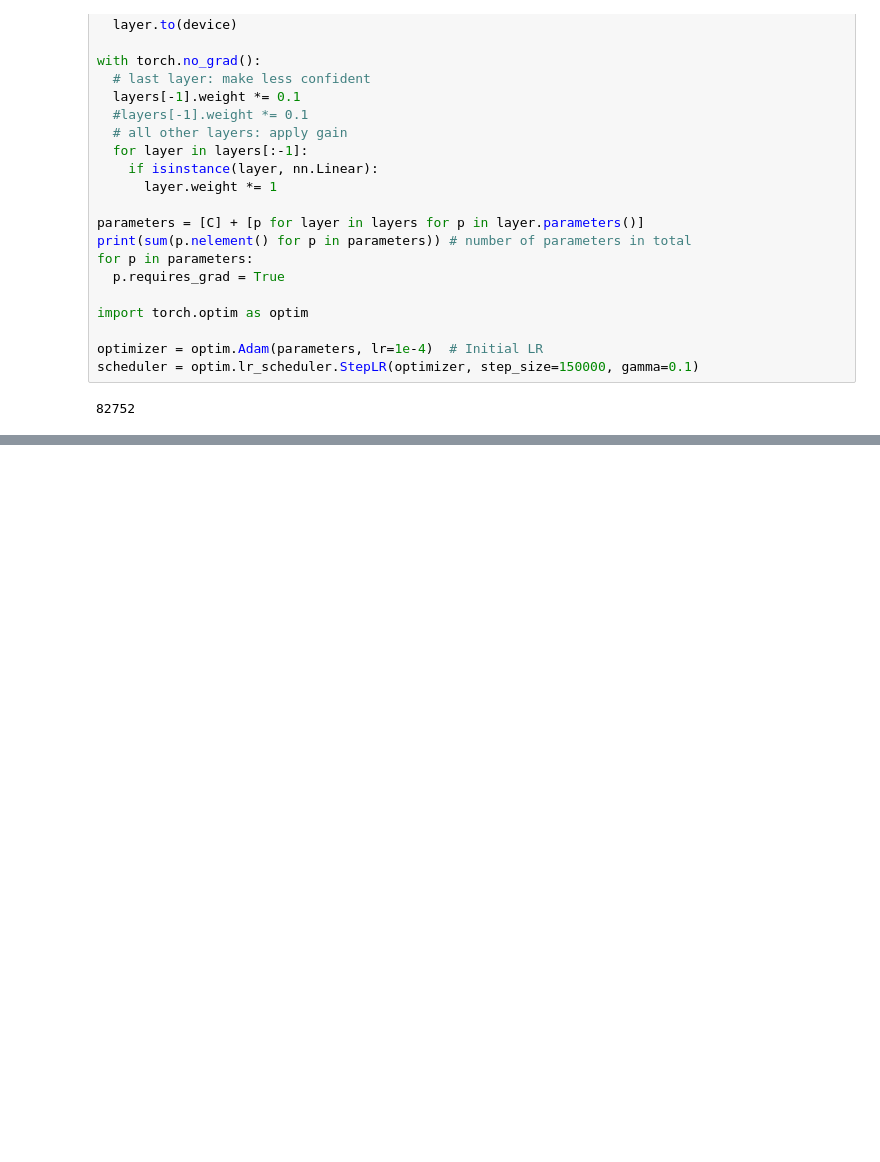
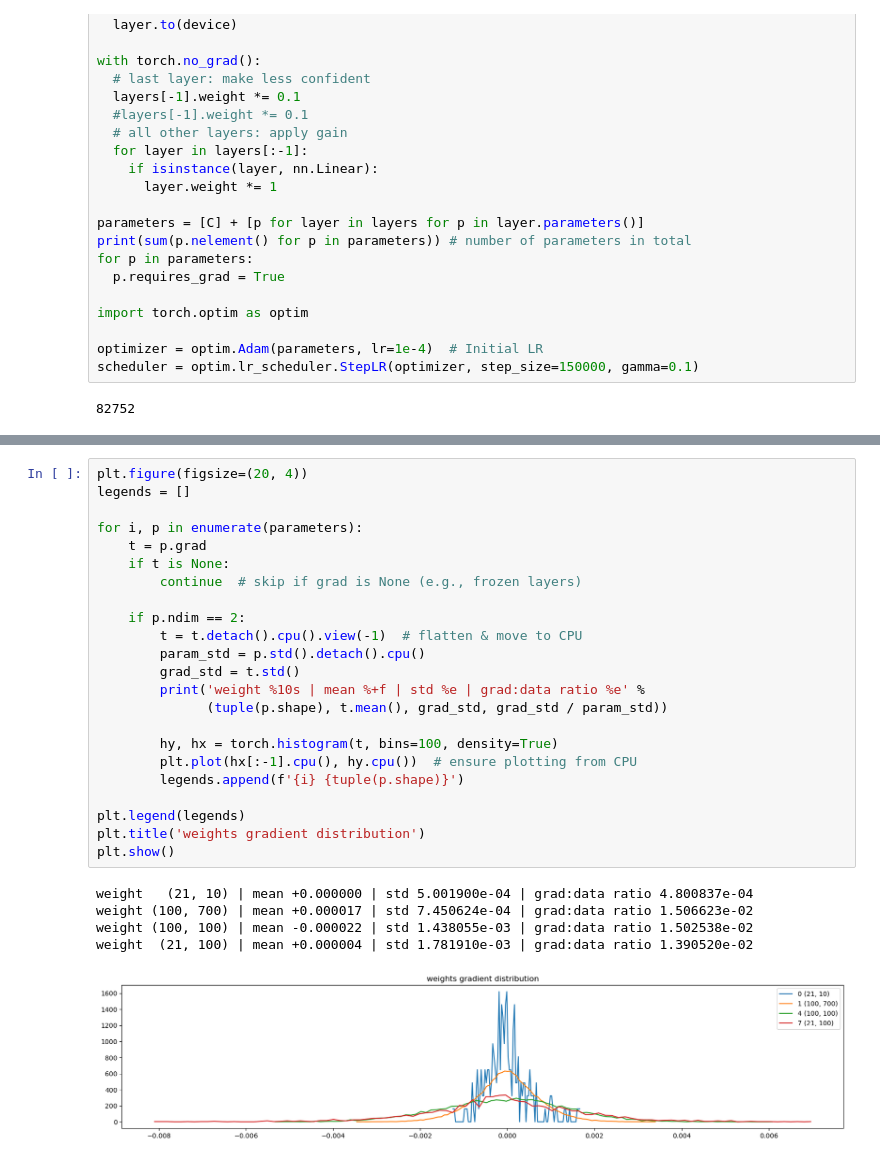
Before and after one commit to FrancescoCalvanese/ProtMakeMore, a Jupyter notebook: notebook.ipynb, the cells around one changed output, grey strips where cells are left out. Saved outputs shown, nothing was run; the diff lists cells and outputs as text; blank space fills up the shorter version.

```diff
--- a/notebook.ipynb
+++ b/notebook.ipynb
@@ -224,0 +302,29 @@ val 1.8484883308410645
+# %%
+plt.figure(figsize=(20, 4))
+legends = []
+
+for i, p in enumerate(parameters):
+    t = p.grad
+    if t is None:
+        continue  # skip if grad is None (e.g., frozen layers)
+
+    if p.ndim == 2:
+        t = t.detach().cpu().view(-1)  # flatten & move to CPU
+        param_std = p.std().detach().cpu()
+        grad_std = t.std()
+        print('weight %10s | mean %+f | std %e | grad:data ratio %e' %
+              (tuple(p.shape), t.mean(), grad_std, grad_std / param_std))
+
+        hy, hx = torch.histogram(t, bins=100, density=True)
+        plt.plot(hx[:-1].cpu(), hy.cpu())  # ensure plotting from CPU
+        legends.append(f'{i} {tuple(p.shape)}')
+
+plt.legend(legends)
+plt.title('weights gradient distribution')
+plt.show()
+# %% [output]
+weight   (21, 10) | mean +0.000000 | std 5.001900e-04 | grad:data ratio 4.800837e-04
+weight (100, 700) | mean +0.000017 | std 7.450624e-04 | grad:data ratio 1.506623e-02
+weight (100, 100) | mean -0.000022 | std 1.438055e-03 | grad:data ratio 1.502538e-02
+weight  (21, 100) | mean +0.000004 | std 1.781910e-03 | grad:data ratio 1.390520e-02
+[figure, added]
```
Also changed, not shown: parts of 8 cells of this notebook, 3 other files.
